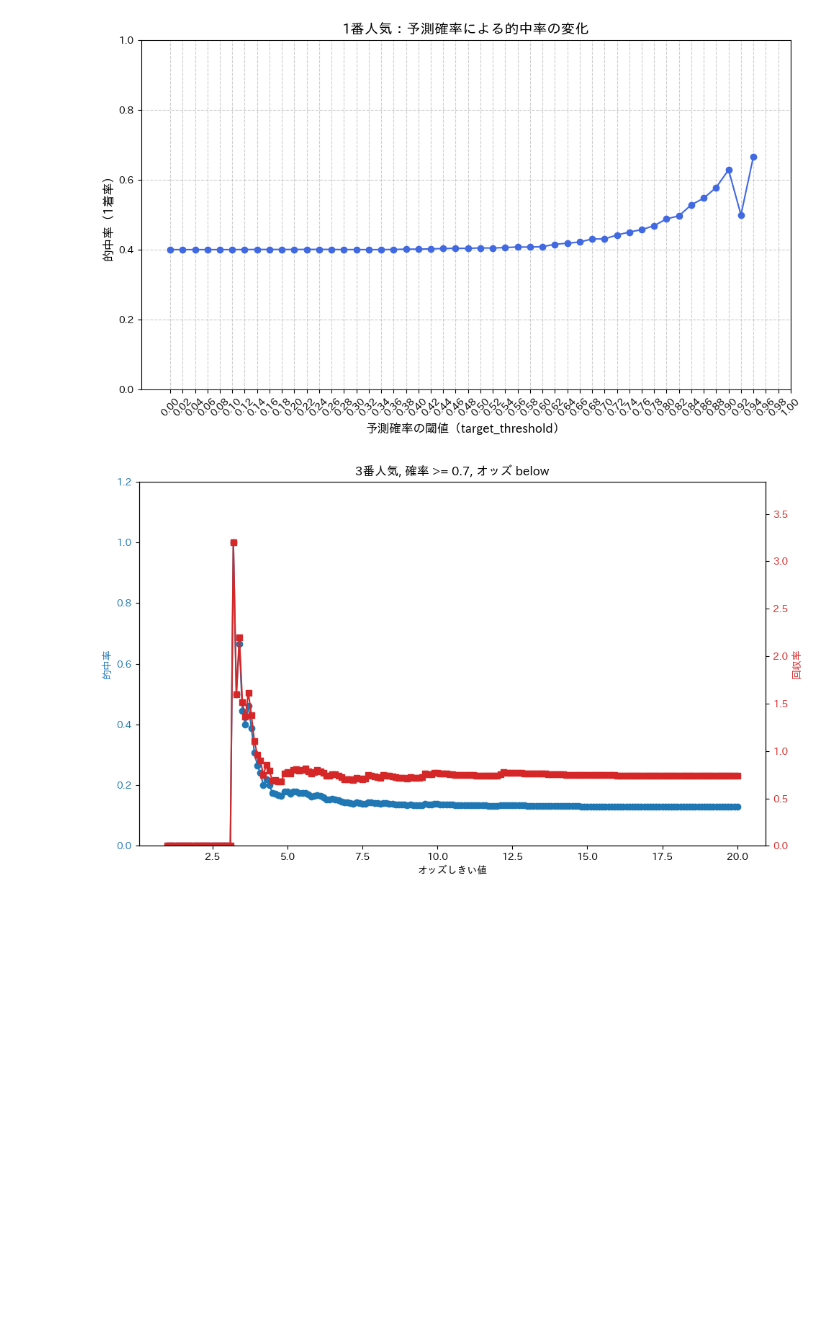
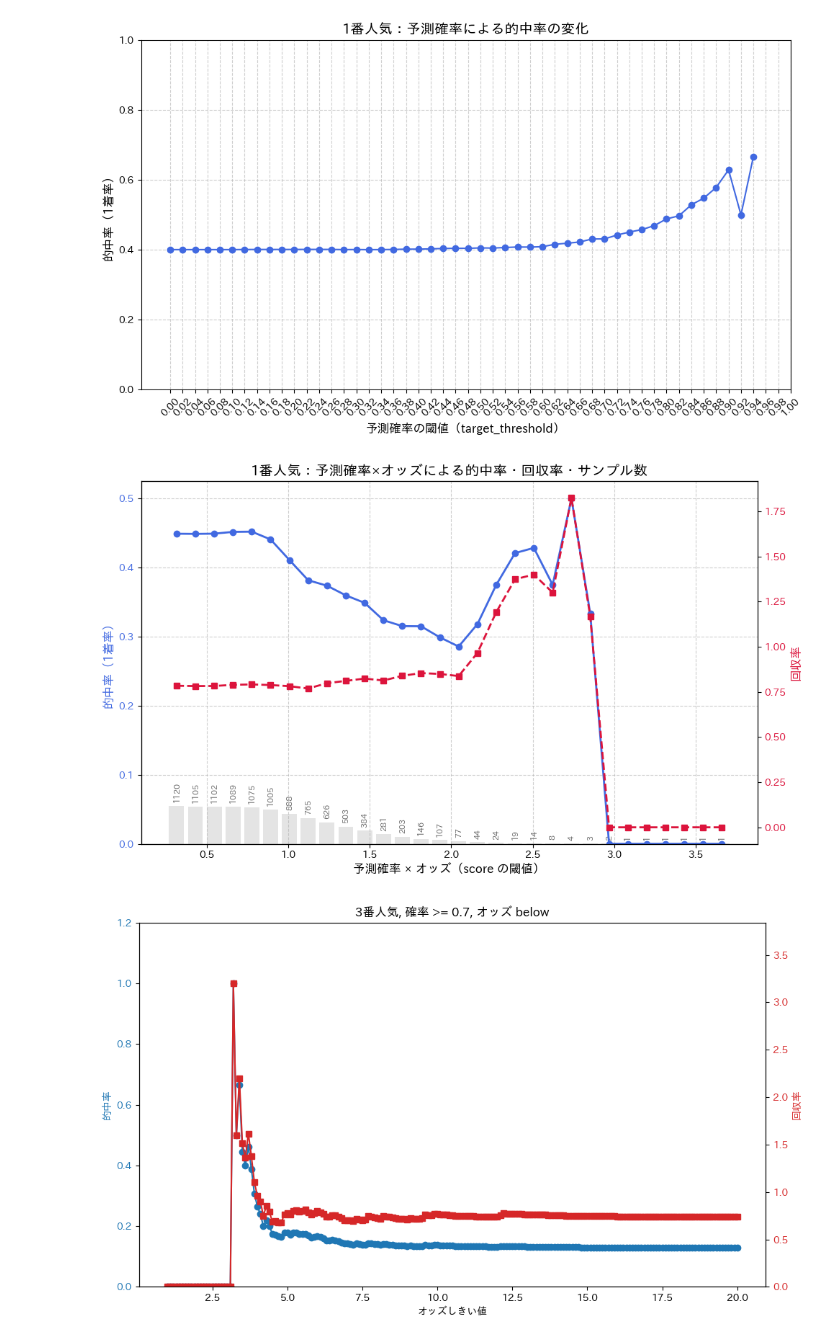
Before and after one commit to anniereon/keiba_ml, a Jupyter notebook: 上位に入る確率を予想して的中率や回収率の改善に繋げたい.ipynb, the cells around one changed output. Saved outputs shown, nothing was run; the diff lists cells and outputs as text; code cells hidden in the pictures; blank space fills up the shorter version.

```diff
--- a/上位に入る確率を予想して的中率や回収率の改善に繋げたい.ipynb
+++ b/上位に入る確率を予想して的中率や回収率の改善に繋げたい.ipynb
@@ -750,6 +1138,93 @@ plt.tight_layout()
 plt.show()
 # %% [output]
 [figure]
+# %%
+import numpy as np
+import matplotlib.pyplot as plt
+
+# =============================
+# 設定
+# =============================
+target_popularity = 1  # 対象人気
+df_target_pop = full_pred_df[full_pred_df['popularity'] == target_popularity].copy()
+
+# スコア（予測確率 × オッズ）
+df_target_pop['score'] = df_target_pop['pred_prob_m1'] * df_target_pop['odds']
+
+# 閾値範囲（スコアに応じて）
+min_score = df_target_pop['score'].min()
+max_score = df_target_pop['score'].max()
+thresholds = np.linspace(min_score, max_score, 30)
+
+hit_rates = []
+rois = []
+sample_sizes = []
+
+for thresh in thresholds:
+    df_thresh = df_target_pop[df_target_pop['score'] >= thresh]
+    n = len(df_thresh)
+    sample_sizes.append(n)
+
+    if n == 0:
+        hit_rates.append(np.nan)
+        rois.append(np.nan)
+        continue
+
+    hit_count = (df_thresh['finish_rank'] == 1).sum()
+    hit_rate = hit_count / n
+    return_sum = df_thresh.loc[df_thresh['finish_rank'] == 1, 'odds'].sum()
+    roi = return_sum / n
+
+    hit_rates.append(hit_rate)
+    rois.append(roi)
+
+# =============================
+# グラフ描画
+# =============================
+fig, ax1 = plt.subplots(figsize=(10, 6))
+
+# --- 折れ線（的中率） ---
+color1 = 'royalblue'
+ax1.plot(thresholds, hit_rates, marker='o', color=color1, label='的中率', linewidth=2, zorder=5)
+ax1.set_xlabel('予測確率 × オッズ（score の閾値）', fontsize=12)
+ax1.set_ylabel('的中率（1着率）', color=color1, fontsize=12)
+ax1.tick_params(axis='y', labelcolor=color1)
+ax1.grid(True, linestyle='--', alpha=0.6, zorder=0)
+
+# --- 右軸（回収率） ---
+ax2 = ax1.twinx()
+color2 = 'crimson'
+ax2.plot(thresholds, rois, marker='s', linestyle='--', color=color2, label='回収率', linewidth=2, zorder=6)
+ax2.set_ylabel('回収率', color=color2, fontsize=12)
+ax2.tick_params(axis='y', labelcolor=color2)
+
+# --- サンプル数バー（別スケールで下部に表示） ---
+ax3 = ax1.twinx()  # さらに第3軸を重ねる
+ax3.spines['right'].set_position(('outward', 60))  # 少し右にずらす
+ax3.set_yticks([])  # 目盛りは非表示
+
+bar_color = 'lightgray'
+bar_width = (thresholds[1] - thresholds[0]) * 0.8
+bar_bottom = ax1.get_ylim()[0] - 0.05  # グラフ下に配置
+
+# 正規化して下に薄く出す（高さ0〜0.1程度）
+max_bar_height = (ax1.get_ylim()[1] - ax1.get_ylim()[0]) * 0.1
+bar_heights = (np.array(sample_sizes) / max(sample_sizes)) * max_bar_height
+
+# 棒を描画
+ax1.bar(thresholds, bar_heights, width=bar_width, color=bar_color, alpha=0.6, zorder=1)
+
+# 棒の上にサンプル数の数字を描画
+for x, h, n in zip(thresholds, bar_heights, sample_sizes):
+    ax1.text(x, h + ax1.get_ylim()[0] + 0.005, str(n),
+             ha='center', va='bottom', fontsize=8, color='dimgray', rotation=90)
+
+# --- タイトルなど ---
+plt.title(f'{target_popularity}番人気：予測確率×オッズによる的中率・回収率・サンプル数', fontsize=14)
+plt.tight_layout()
+plt.show()
+# %% [output]
+[figure, added]
 # %%
 # ▼ パラメータ設定
 target_popularity = 3
```
Also changed, not shown: parts of 8 cells of this notebook.
